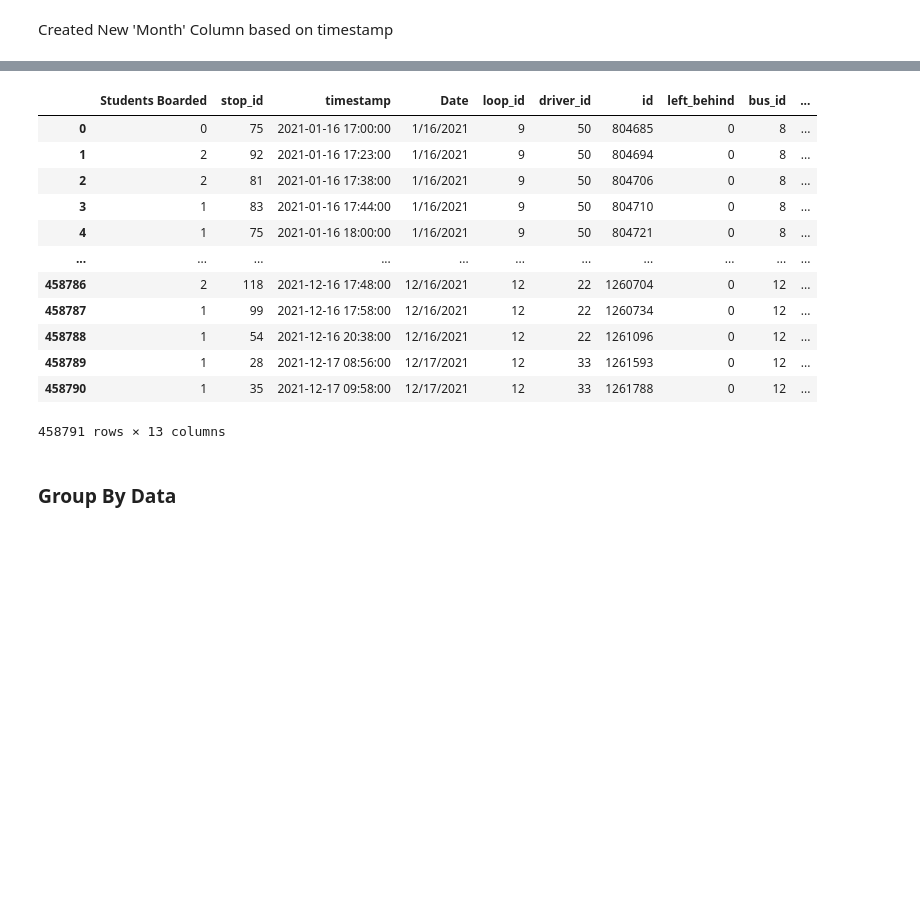
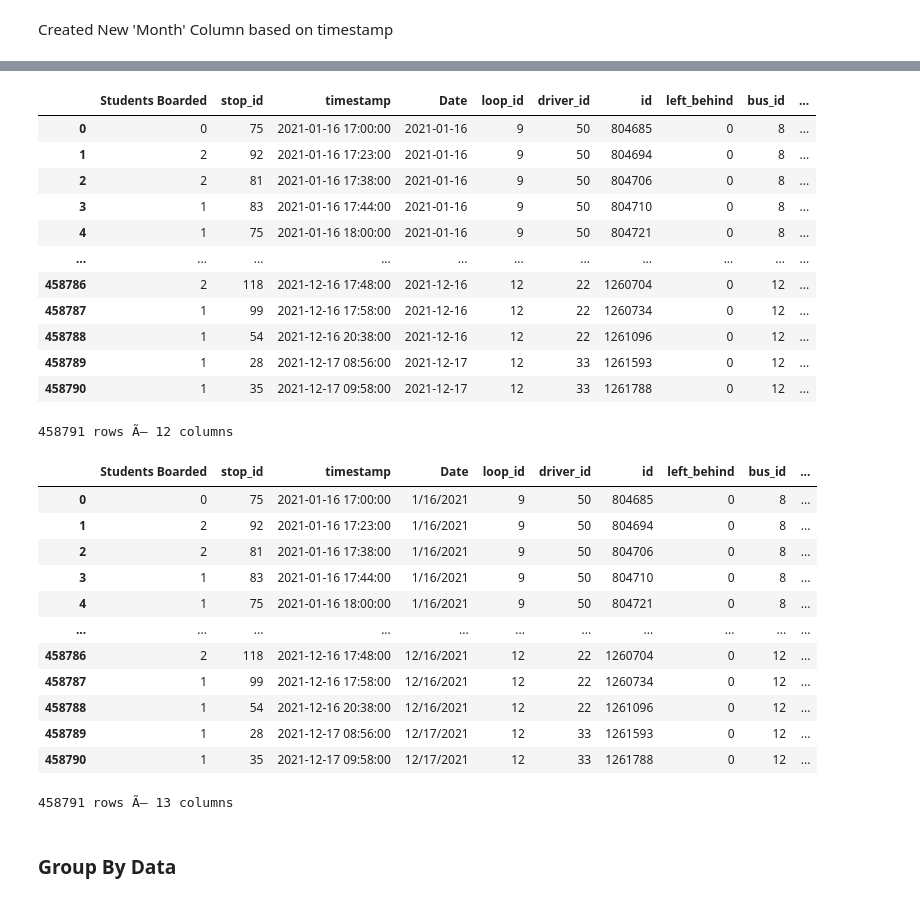
Before and after one commit to kaberry2/DSCI689, a Jupyter notebook: Effects of Weather_By Loop.ipynb, the cells around one changed output, grey strips where cells are left out. Saved outputs shown, nothing was run; the diff lists cells and outputs as text; code cells hidden in the pictures; blank space fills up the shorter version.

```diff
--- a/Effects of Weather_By Loop.ipynb
+++ b/Effects of Weather_By Loop.ipynb
@@ -141,0 +145,20 @@ entries_loops
+# %%
+entries_loops['Season']=np.where((entries_loops['Date']>='3/20/2021') & (entries_loops['Date']<='6/19/2021'), 'Spring',
+                                np.where((entries_loops['Date']>='6/20/2021') & (entries_loops['Date']<='9/21/2021'), 'Summer',
+                                        np.where((entries_loops['Date']>='9/22/2021') & (entries_loops['Date']<='12/20/2021'), 'Fall',
+                                                         'Winter')))
+entries_loops
+# %% [output]
+|  | Students Boarded | stop_id | timestamp | Date | loop_id | driver_id | id | left_behind | bus_id | ... |
+| 0 | 0 | 75 | 2021-01-16 17:00:00 | 2021-01-16 | 9 | 50 | 804685 | 0 | 8 | ... |
+| 1 | 2 | 92 | 2021-01-16 17:23:00 | 2021-01-16 | 9 | 50 | 804694 | 0 | 8 | ... |
+| 2 | 2 | 81 | 2021-01-16 17:38:00 | 2021-01-16 | 9 | 50 | 804706 | 0 | 8 | ... |
+| 3 | 1 | 83 | 2021-01-16 17:44:00 | 2021-01-16 | 9 | 50 | 804710 | 0 | 8 | ... |
+| 4 | 1 | 75 | 2021-01-16 18:00:00 | 2021-01-16 | 9 | 50 | 804721 | 0 | 8 | ... |
+| ... | ... | ... | ... | ... | ... | ... | ... | ... | ... | ... |
+| 458786 | 2 | 118 | 2021-12-16 17:48:00 | 2021-12-16 | 12 | 22 | 1260704 | 0 | 12 | ... |
+| 458787 | 1 | 99 | 2021-12-16 17:58:00 | 2021-12-16 | 12 | 22 | 1260734 | 0 | 12 | ... |
+| 458788 | 1 | 54 | 2021-12-16 20:38:00 | 2021-12-16 | 12 | 22 | 1261096 | 0 | 12 | ... |
+| 458789 | 1 | 28 | 2021-12-17 08:56:00 | 2021-12-17 | 12 | 33 | 1261593 | 0 | 12 | ... |
+| 458790 | 1 | 35 | 2021-12-17 09:58:00 | 2021-12-17 | 12 | 33 | 1261788 | 0 | 12 | ... |
+458791 rows Ã— 12 columns
@@ -142,10 +170,10 @@ entries_loops
 # %%
-entries_loops['Season']=np.where((entries_loops['Month'].isin(['December','January','February'])), 'Winter',
+#entries_loops['Season']=np.where((entries_loops['Month'].isin(['December','January','February'])), 'Winter',
                                     np.where((entries_loops['Month'].isin(['March','April','May'])), 'Spring',
                                               np.where((entries_loops['Month'].isin(['June','July','August'])),'Summer',
                                                        np.where((entries_loops['Month'].isin(['September','October','November'])),'Fall',
                                                                'Other'))))
-entries_loops
+#entries_loops
 # %% [output]
 |  | Students Boarded | stop_id | timestamp | Date | loop_id | driver_id | id | left_behind | bus_id | ... |
 | 0 | 0 | 75 | 2021-01-16 17:00:00 | 1/16/2021 | 9 | 50 | 804685 | 0 | 8 | ... |
@@ -159,7 +187,7 @@ entries_loops
 | 458788 | 1 | 54 | 2021-12-16 20:38:00 | 12/16/2021 | 12 | 22 | 1261096 | 0 | 12 | ... |
 | 458789 | 1 | 28 | 2021-12-17 08:56:00 | 12/17/2021 | 12 | 33 | 1261593 | 0 | 12 | ... |
 | 458790 | 1 | 35 | 2021-12-17 09:58:00 | 12/17/2021 | 12 | 33 | 1261788 | 0 | 12 | ... |
-458791 rows × 13 columns
+458791 rows Ã— 13 columns
 # %% [markdown]
 ### Group By Data
 # %%
```
Also changed, not shown: parts of 11 cells of this notebook.
